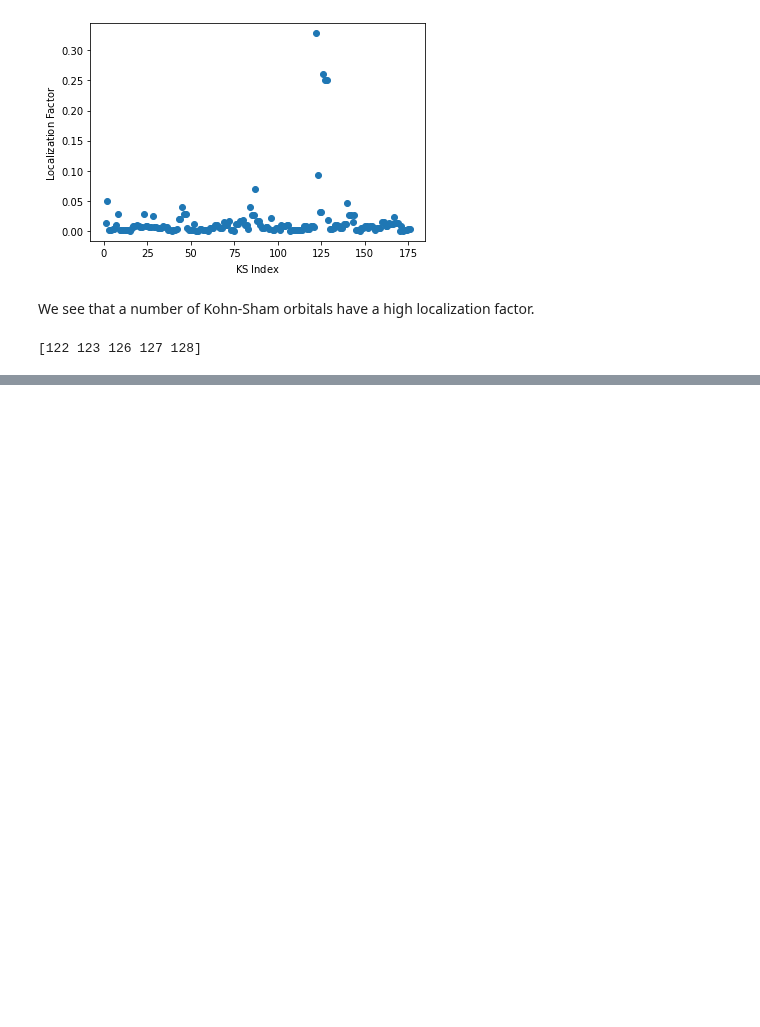
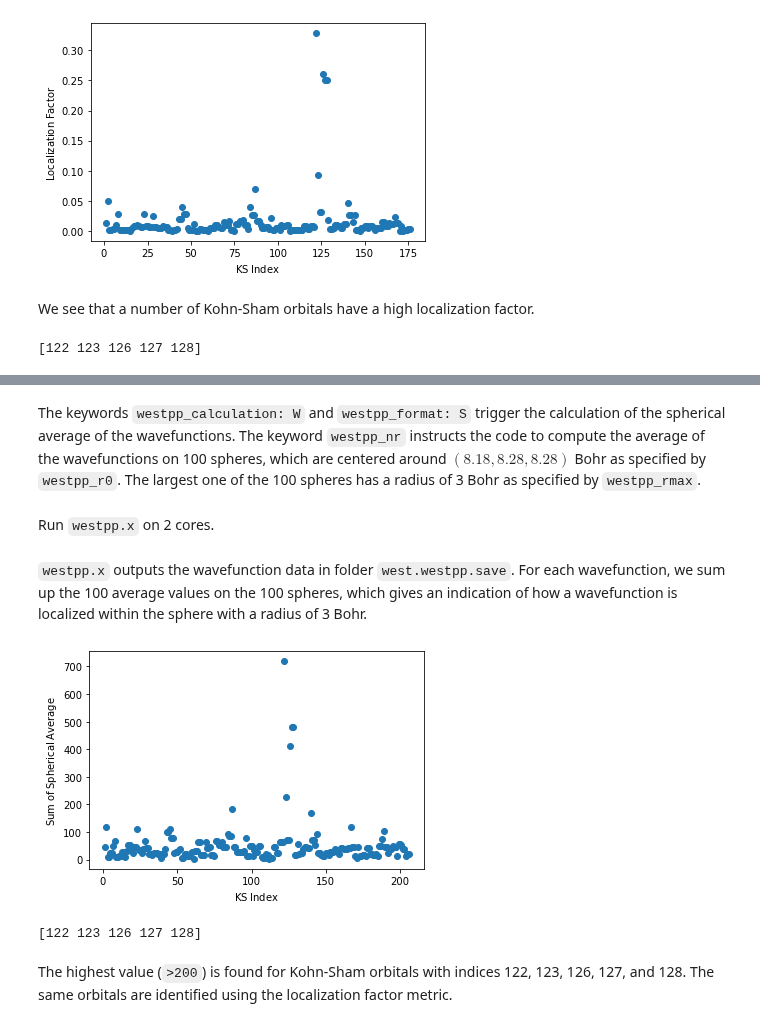
Before and after one commit to west-code-development/West, a Jupyter notebook: Doc/tutorials/basic/basic_006.ipynb, the cells around one changed output, grey strips where cells are left out. Saved outputs shown, nothing was run; the diff lists cells and outputs as text; code cells hidden in the pictures; blank space fills up the shorter version.

Commit message:
Add spherical average of wavefunctions to tutorial 006
It can be used to identify localized states.

```diff
--- a/Doc/tutorials/basic/basic_006.ipynb
+++ b/Doc/tutorials/basic/basic_006.ipynb
@@ -116,0 +160,4 @@ The highest localization factor (`>0.08`) is found for the Kohn-Sham orbitals wi
+# %% [markdown]
+The keywords `westpp_calculation: W` and `westpp_format: S` trigger the calculation of the spherical average of the wavefunctions. The keyword `westpp_nr` instructs the code to compute the average of the wavefunctions on 100 spheres, which are centered around $\left( 8.18, 8.28, 8.28 \right)$ Bohr as specified by `westpp_r0`. The largest one of the 100 spheres has a radius of 3 Bohr as specified by `westpp_rmax`.
+# %% [markdown]
+Run `westpp.x` on 2 cores.
@@ -116,0 +167,47 @@ The highest localization factor (`>0.08`) is found for the Kohn-Sham orbitals wi
+# %% [markdown]
+`westpp.x` outputs the wavefunction data in folder `west.westpp.save`. For each wavefunction, we sum up the 100 average values on the 100 spheres, which gives an indication of how a wavefunction is localized within the sphere with a radius of 3 Bohr.
+# %%
+import json
+import numpy as np
+import matplotlib.pyplot as plt
+
+def read_westpp_file(fname):
+    with open(fname,'r') as f:
+        lines = f.readlines()
+        val = []
+
+        for line in lines:
+            if not line.startswith('#'):
+                val.append(float(line.split()[1]))
+
+    return val
+
+with open('west.westpp.save/westpp.json','r') as f :
+    data = json.load(f)
+
+b1 = data['input']['westpp_control']['westpp_range'][0]
+b2 = data['input']['westpp_control']['westpp_range'][1]
+y = []
+
+for ib in range(b1,b2+1) :
+    fname = f'west.westpp.save/wfcK000001B{ib:06d}.spavr'
+    s = read_westpp_file(fname)
+    y.append(np.sum(s))
+
+x = np.array([i for i in range(b1,b2+1)])
+y = np.array(y)
+
+plt.plot(x,y,'o')
+
+plt.xlabel(r'$\mathrm{KS \; Index}$')
+plt.ylabel(r'$\mathrm{Sum \; of \; Spherical \; Average}$')
+
+plt.show()
+# %% [output]
+[figure, added]
+# %%
+print(x[y>=200])
+# %% [output]
+[122 123 126 127 128]
+# %% [markdown]
+The highest value (`>200`) is found for Kohn-Sham orbitals with indices 122, 123, 126, 127, and 128. The same orbitals are identified using the localization factor metric.
```
Also changed, not shown: parts of 13 cells of this notebook, 1 other file.
